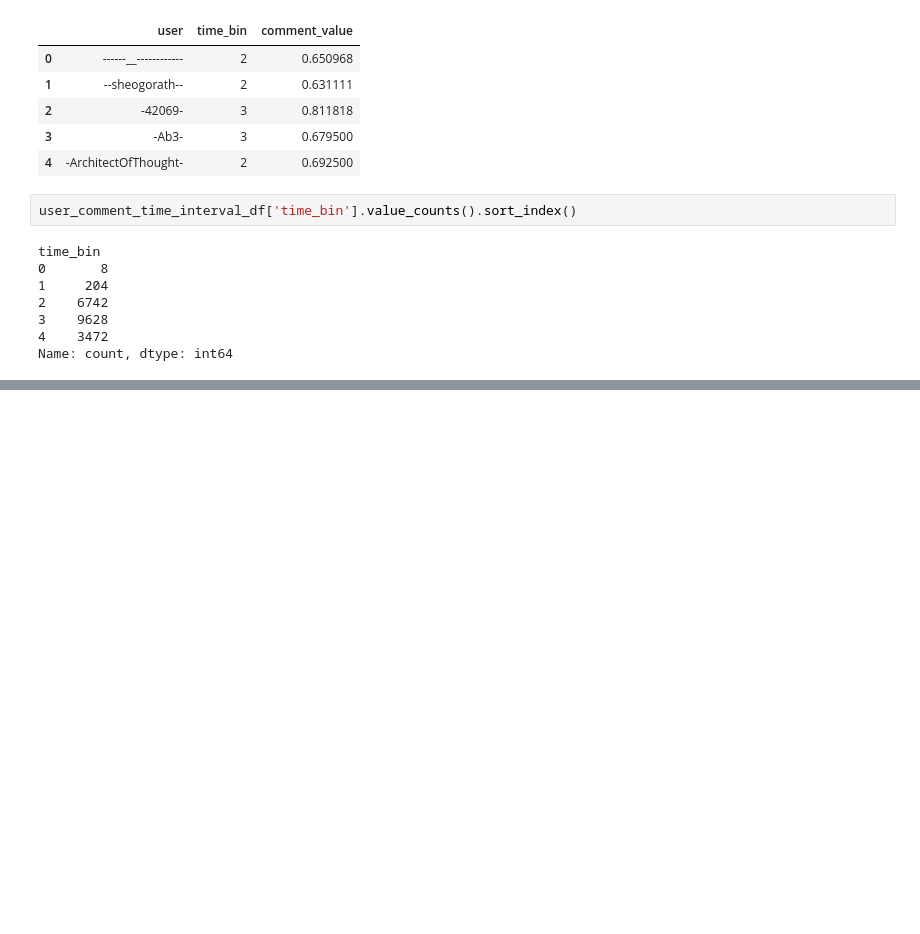
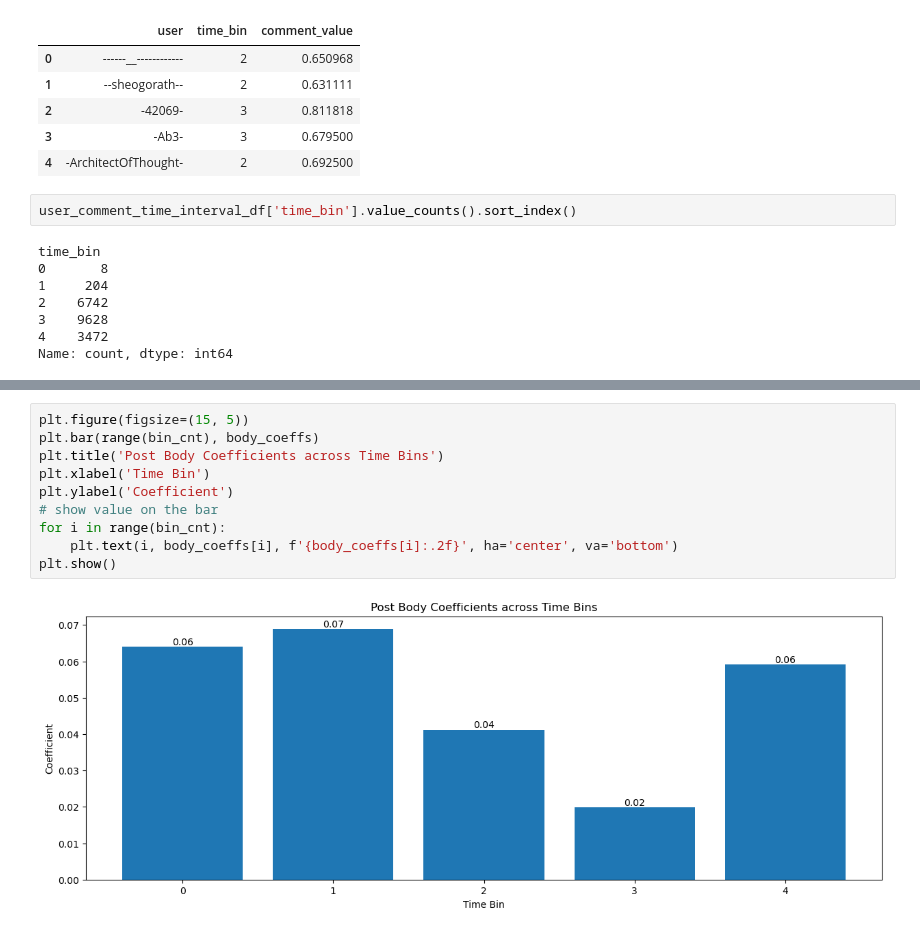
Before and after one commit to nmrenyi/subreddits24, a Jupyter notebook: regression/regression.ipynb, the cells around one changed output, grey strips where cells are left out. Drawn from its saved outputs; the diff is of its cells as text; blank space fills up the shorter version.

```diff
--- a/regression/regression.ipynb
+++ b/regression/regression.ipynb
@@ -521,0 +570,12 @@ Notes:
+# %%
+plt.figure(figsize=(15, 5))
+plt.bar(range(bin_cnt), body_coeffs)
+plt.title('Post Body Coefficients across Time Bins')
+plt.xlabel('Time Bin')
+plt.ylabel('Coefficient')
+# show value on the bar
+for i in range(bin_cnt):
+    plt.text(i, body_coeffs[i], f'{body_coeffs[i]:.2f}', ha='center', va='bottom')
+plt.show()
+# %% [output]
+[figure, added]
```
Also changed, not shown: parts of 9 cells of this notebook.
